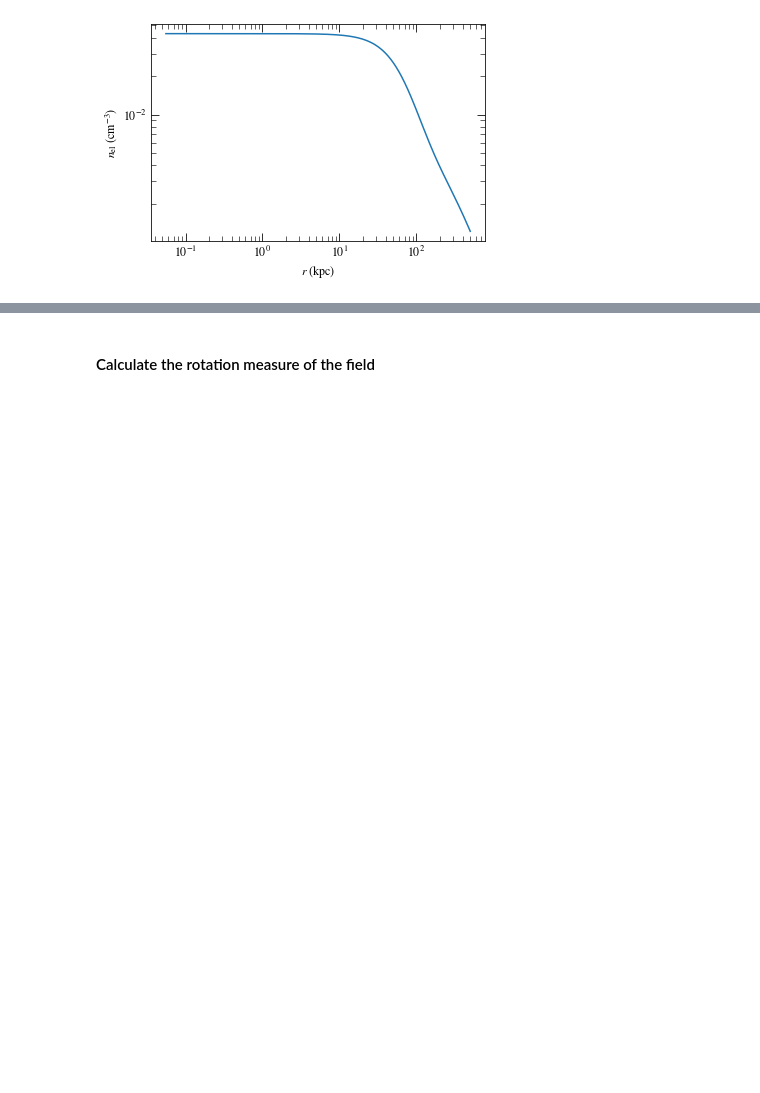
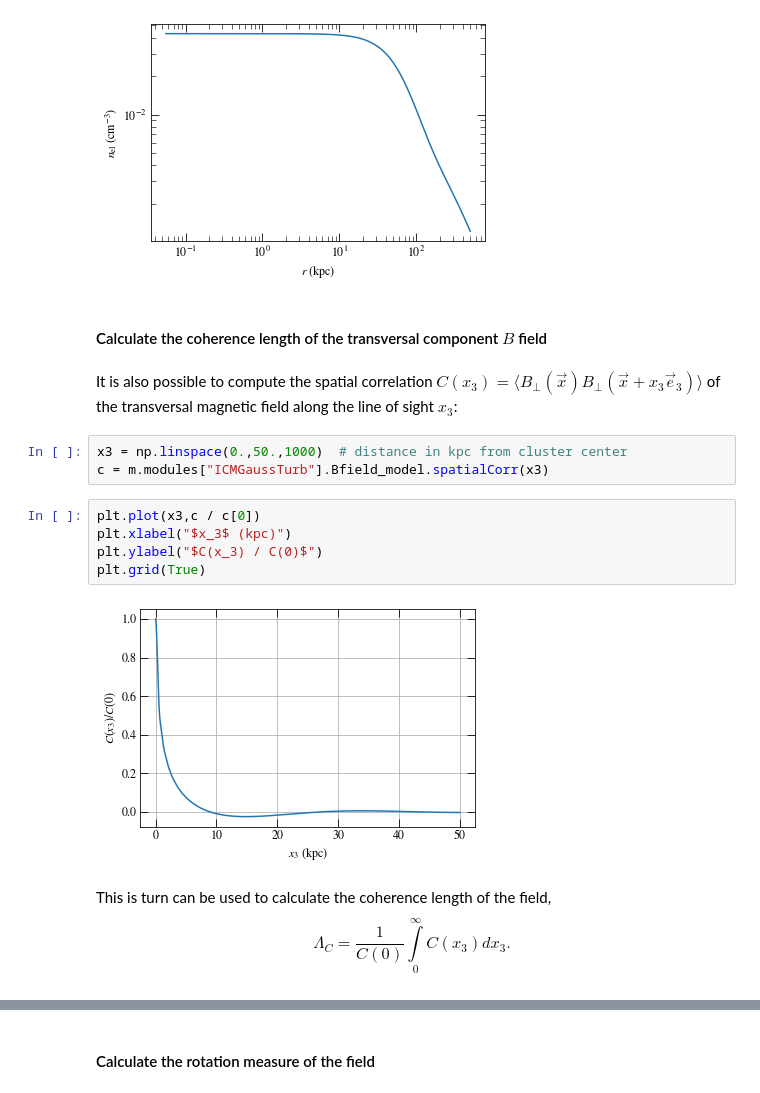
Before and after one commit to me-manu/gammaALPs, a Jupyter notebook: notebooks/example_NGC1275.ipynb, the cells around one changed output, grey strips where cells are left out. Saved outputs shown, nothing was run; the diff lists cells and outputs as text; blank space fills up the shorter version.

Commit message:
added the coherence length calculation to example notebook

```diff
--- a/notebooks/example_NGC1275.ipynb
+++ b/notebooks/example_NGC1275.ipynb
@@ -197,3 +193,20 @@ plt.xlabel('$r$ (kpc)')
 # %% [output]
 Text(0.5, 0, '$r$ (kpc)')
 [figure]
+# %% [markdown]
+#### Calculate the coherence length of the transversal component $B$ field
+# %% [markdown]
+It is also possible to compute the spatial correlation $C(x_3) = \langle B_\perp(\vec{x}) B_\perp(\vec{x} + x_3 \vec{e}_3)\rangle$ of the transversal magnetic field along the line of sight $x_3$:
+# %%
+x3 = np.linspace(0.,50.,1000)  # distance in kpc from cluster center
+c = m.modules["ICMGaussTurb"].Bfield_model.spatialCorr(x3)
+# %%
+plt.plot(x3,c / c[0])
+plt.xlabel("$x_3$ (kpc)")
+plt.ylabel("$C(x_3) / C(0)$")
+plt.grid(True)
+# %% [output]
+[figure, added]
+# %% [markdown]
+This is turn can be used to calculate the coherence length of the field,
+$$ \Lambda_C = \frac{1}{C(0)} \int\limits_0^\infty C(x_3)dx_3. $$
```
Also changed, not shown: parts of 2 cells of this notebook.
